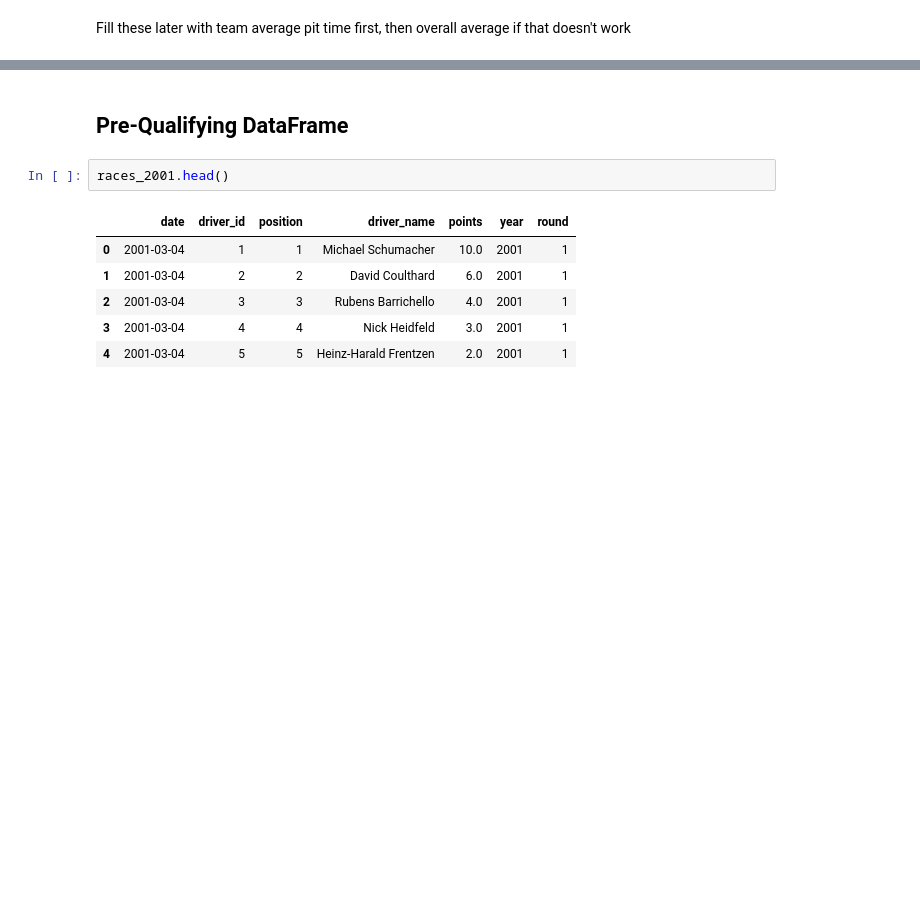
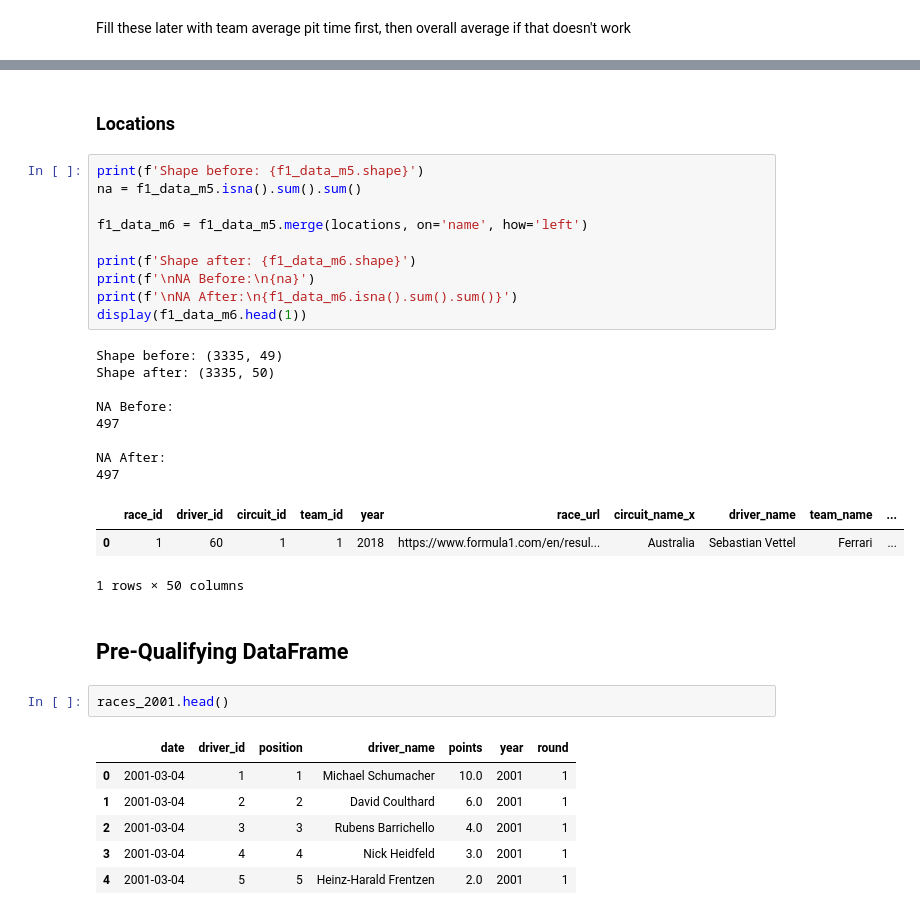
Before and after one commit to JackRWilson/Formula-1-Predictions-Project, a Jupyter notebook: notebooks/data_cleaning.ipynb, the cells around one changed output, grey strips where cells are left out. Drawn from its saved outputs; the diff is of its cells as text; blank space fills up the shorter version.

```diff
--- a/notebooks/data_cleaning.ipynb
+++ b/notebooks/data_cleaning.ipynb
@@ -1976,3 +2044,27 @@ f1_data_m3[f1_data_m3['avg_pit_time_last_5'].isna()].head()
+# %% [markdown]
+### Locations
+# %%
+print(f'Shape before: {f1_data_m5.shape}')
+na = f1_data_m5.isna().sum().sum()
+
+f1_data_m6 = f1_data_m5.merge(locations, on='name', how='left')
+
+print(f'Shape after: {f1_data_m6.shape}')
+print(f'\nNA Before:\n{na}')
+print(f'\nNA After:\n{f1_data_m6.isna().sum().sum()}')
+display(f1_data_m6.head(1))
+# %% [output]
+Shape before: (3335, 49)
+Shape after: (3335, 50)
+
+NA Before:
+497
+
+NA After:
+497
+|  | race_id | driver_id | circuit_id | team_id | year | race_url | circuit_name_x | driver_name | team_name | ... |
+| 0 | 1 | 60 | 1 | 1 | 2018 | https://www.formula1.com/en/resul... | Australia | Sebastian Vettel | Ferrari | ... |
+1 rows × 50 columns
 # %% [markdown]
 ## Pre-Qualifying DataFrame
 # %%
```
Also changed, not shown: parts of 12 cells of this notebook, 1 other file.
